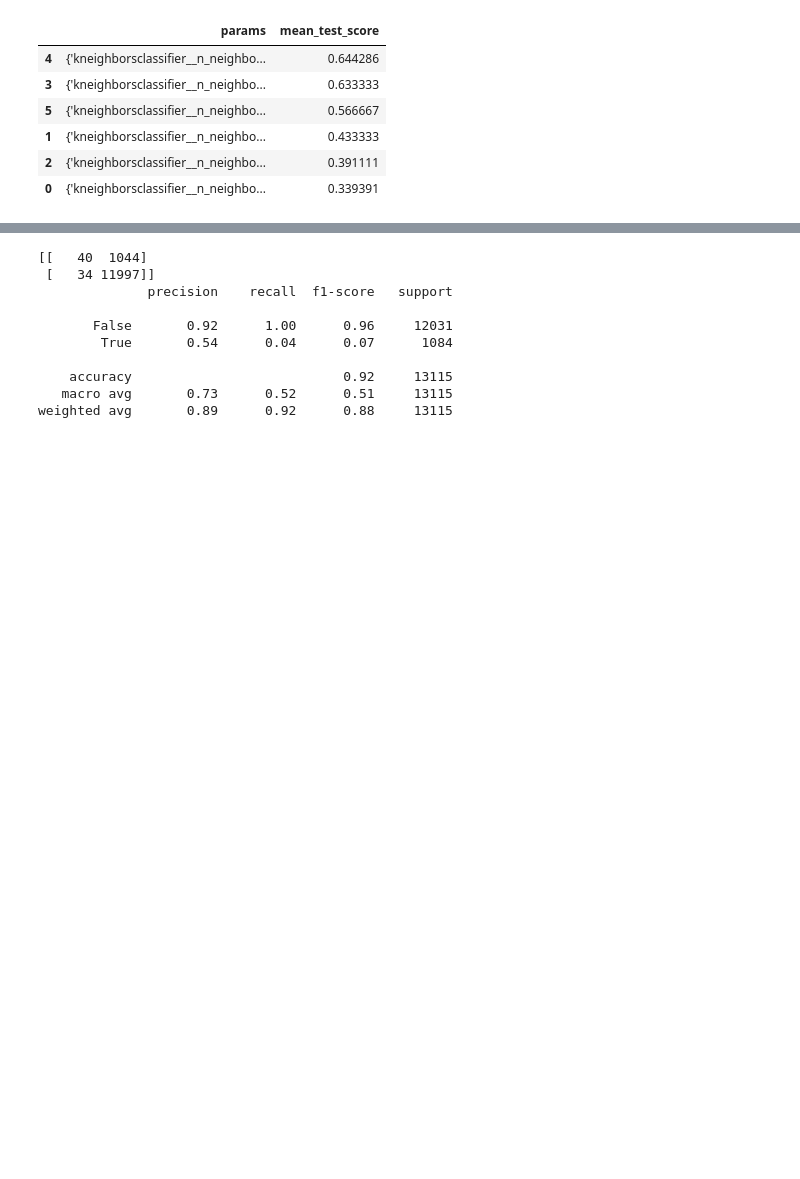
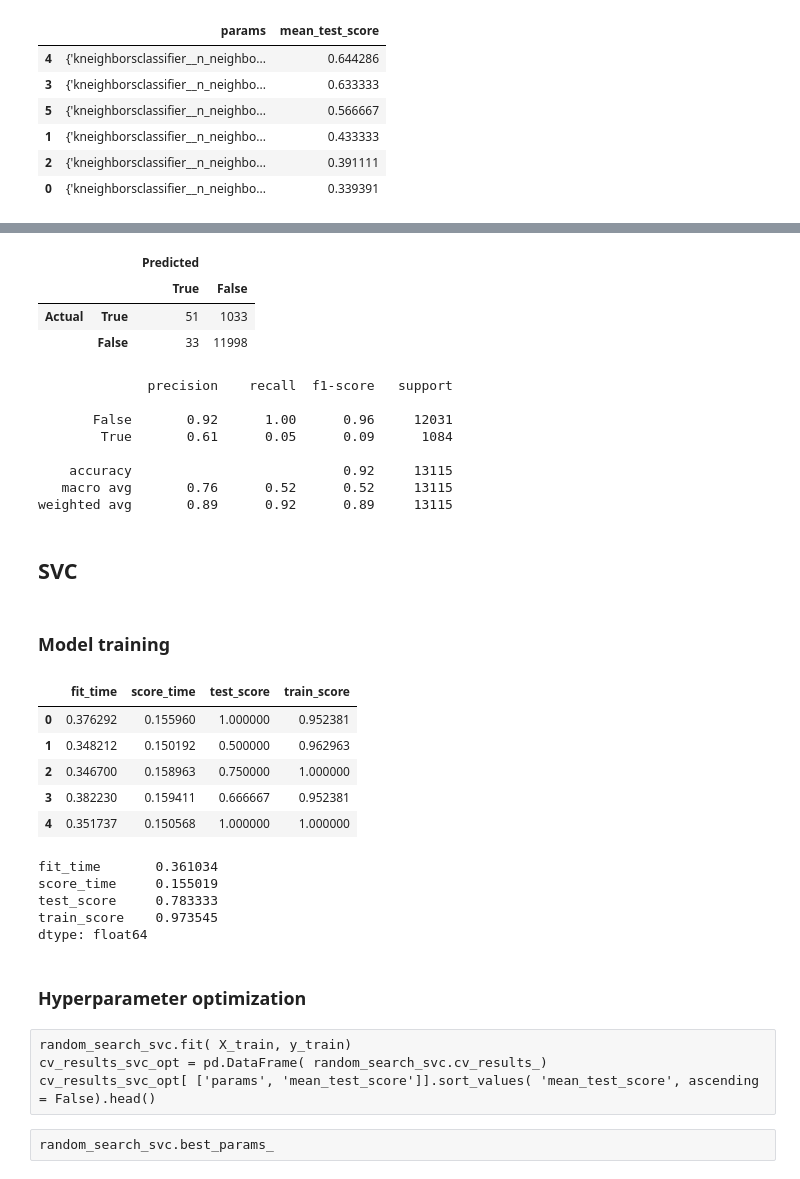
Before and after one commit to morrismanfung/yukoproject2022, a Jupyter notebook: 02-model/001-knn.ipynb, the cells around one changed output, grey strips where cells are left out. Cells and saved outputs as stored; diff of their text form; code cells hidden in the pictures; blank space fills up the shorter version.

```diff
--- a/02-model/001-knn.ipynb
+++ b/02-model/001-knn.ipynb
@@ -133,11 +139,11 @@ param_grid = {
     "kneighborsclassifier__n_neighbors": list( range( 5, 35, 5))
 }
 
-grid_search = GridSearchCV(
+grid_search_knn = GridSearchCV(
     pipe_knn, param_grid, cv = 5, scoring = 'precision', n_jobs=-1, return_train_score = True
 )
 # %%
-grid_search.fit( X_train, y_train)
+grid_search_knn.fit( X_train, y_train)
 # %% [output]
 GridSearchCV(cv=5,
              estimator=Pipeline(steps=[('columntransformer',
@@ -196,14 +207,44 @@ y_hat = pipe_knn_opt.predict( X_test)
+# %%
+better_confusion_matrix( y_test, y_hat_knn_opt, labels = [ True, False])
+# %% [output]
+|  |  | Predicted |  |
+|  |  | True | False |
+| Actual | True | 51 | 1033 |
+|  | False | 33 | 11998 |
 # %%
-print( confusion_matrix( y_test, y_hat, labels = [ True, False]))
-print( classification_report( y_test, y_hat))
+print( classification_report( y_test, y_hat_knn_opt))
 # %% [output]
-[[   40  1044]
- [   34 11997]]
               precision    recall  f1-score   support
 
        False       0.92      1.00      0.96     12031
-        True       0.54      0.04      0.07      1084
+        True       0.61      0.05      0.09      1084
 
     accuracy                           0.92     13115
-   macro avg       0.73      0.52      0.51     13115
-weighted avg       0.89      0.92      0.88     13115
+   macro avg       0.76      0.52      0.52     13115
+weighted avg       0.89      0.92      0.89     13115
+# %% [markdown]
+## SVC
+# %% [markdown]
+### Model training
+# %%
+pipe_svc = make_pipeline( column_transformer, SVC())
+# %%
+cv_result_svc = cross_validate( pipe_svc, X_train, y_train, cv = 5, return_train_score = True, scoring = 'precision')
+pd.DataFrame( cv_result_svc)
+# %% [output]
+|  | fit_time | score_time | test_score | train_score |
+| 0 | 0.376292 | 0.155960 | 1.000000 | 0.952381 |
+| 1 | 0.348212 | 0.150192 | 0.500000 | 0.962963 |
+| 2 | 0.346700 | 0.158963 | 0.750000 | 1.000000 |
+| 3 | 0.382230 | 0.159411 | 0.666667 | 0.952381 |
+| 4 | 0.351737 | 0.150568 | 1.000000 | 1.000000 |
+# %%
+pd.DataFrame( cv_result_svc).mean()
+# %% [output]
+fit_time       0.361034
+score_time     0.155019
+test_score     0.783333
+train_score    0.973545
+dtype: float64
+# %% [markdown]
+### Hyperparameter optimization
@@ -209,0 +260,6 @@ weighted avg       0.89      0.92      0.88     13115
+# %% [raw]
+random_search_svc.fit( X_train, y_train)
+cv_results_svc_opt = pd.DataFrame( random_search_svc.cv_results_)
+cv_results_svc_opt[ ['params', 'mean_test_score']].sort_values( 'mean_test_score', ascending = False).head()
+# %% [raw]
+random_search_svc.best_params_
```
Also changed, not shown: parts of 60 cells of this notebook.
